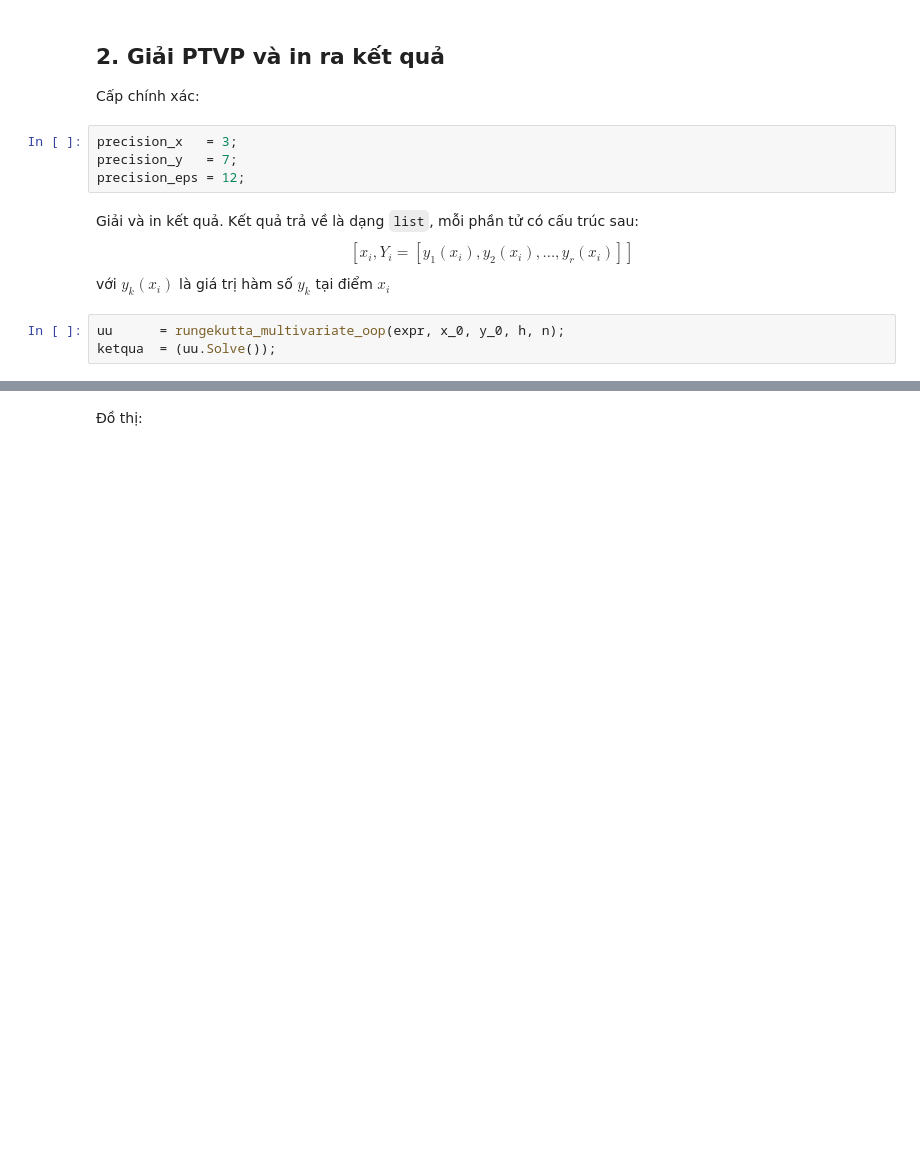
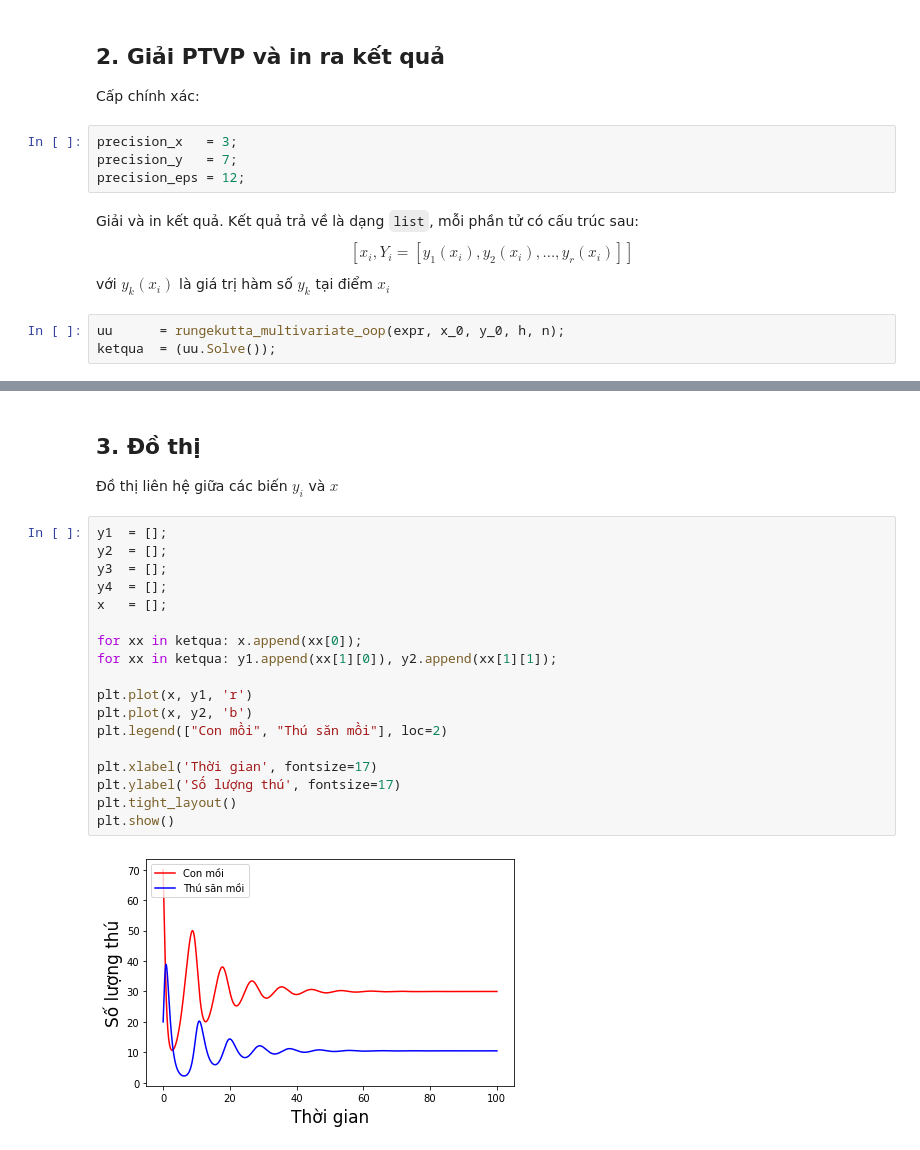
Before and after one commit to Talented-K64MI/MI3040-Numerical-Analysis, a Jupyter notebook: Topic 5 - Solving Differential Equations/28.Runge_Kutta/main_rungekutta_multivar.ipynb, the cells around one changed output, grey strips where cells are left out. Drawn from its saved outputs; the diff is of its cells as text; blank space fills up the shorter version.

Commit message:
R-K đa biến v3

```diff
--- a/Topic 5 - Solving Differential Equations/28.Runge_Kutta/main_rungekutta_multivar.ipynb
+++ b/Topic 5 - Solving Differential Equations/28.Runge_Kutta/main_rungekutta_multivar.ipynb
@@ -89,2 +89,23 @@ for x in ketqua: print(round(x[0], precision_x), x[1]);
-# %% [markdown]
-Đồ thị:
+# %% [markdown]
+## 3. Đồ thị
+Đồ thị liên hệ giữa các biến $y_{i}$ và $x$
+# %%
+y1  = [];
+y2  = [];
+y3  = [];
+y4  = [];
+x   = [];
+
+for xx in ketqua: x.append(xx[0]);
+for xx in ketqua: y1.append(xx[1][0]), y2.append(xx[1][1]);
+
+plt.plot(x, y1, 'r')
+plt.plot(x, y2, 'b')
+plt.legend(["Con mồi", "Thú săn mồi"], loc=2)
+
+plt.xlabel('Thời gian', fontsize=17)
+plt.ylabel('Số lượng thú', fontsize=17)
+plt.tight_layout()
+plt.show()
+# %% [output]
+[figure, added]
```
Also changed, not shown: parts of 5 cells of this notebook.
